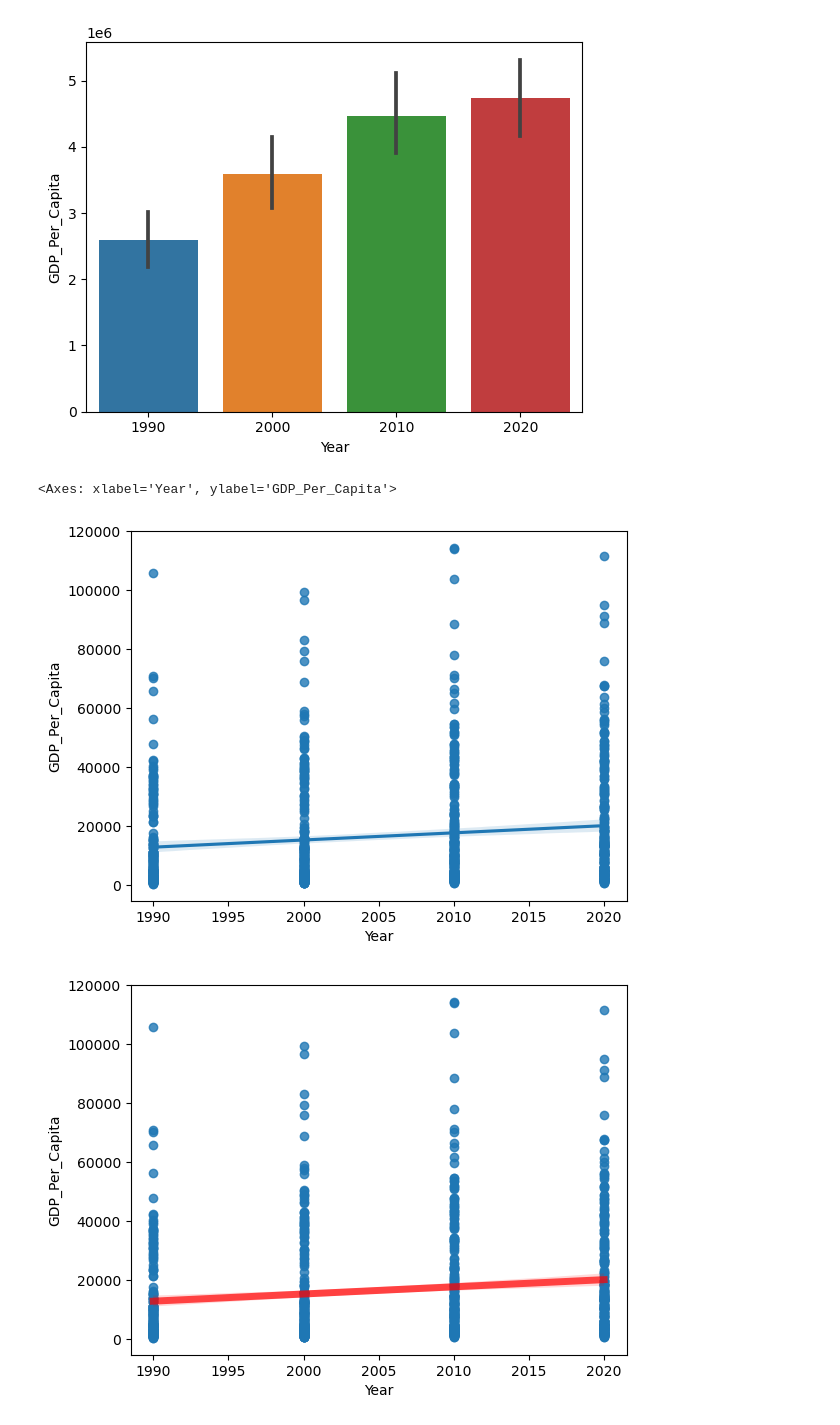
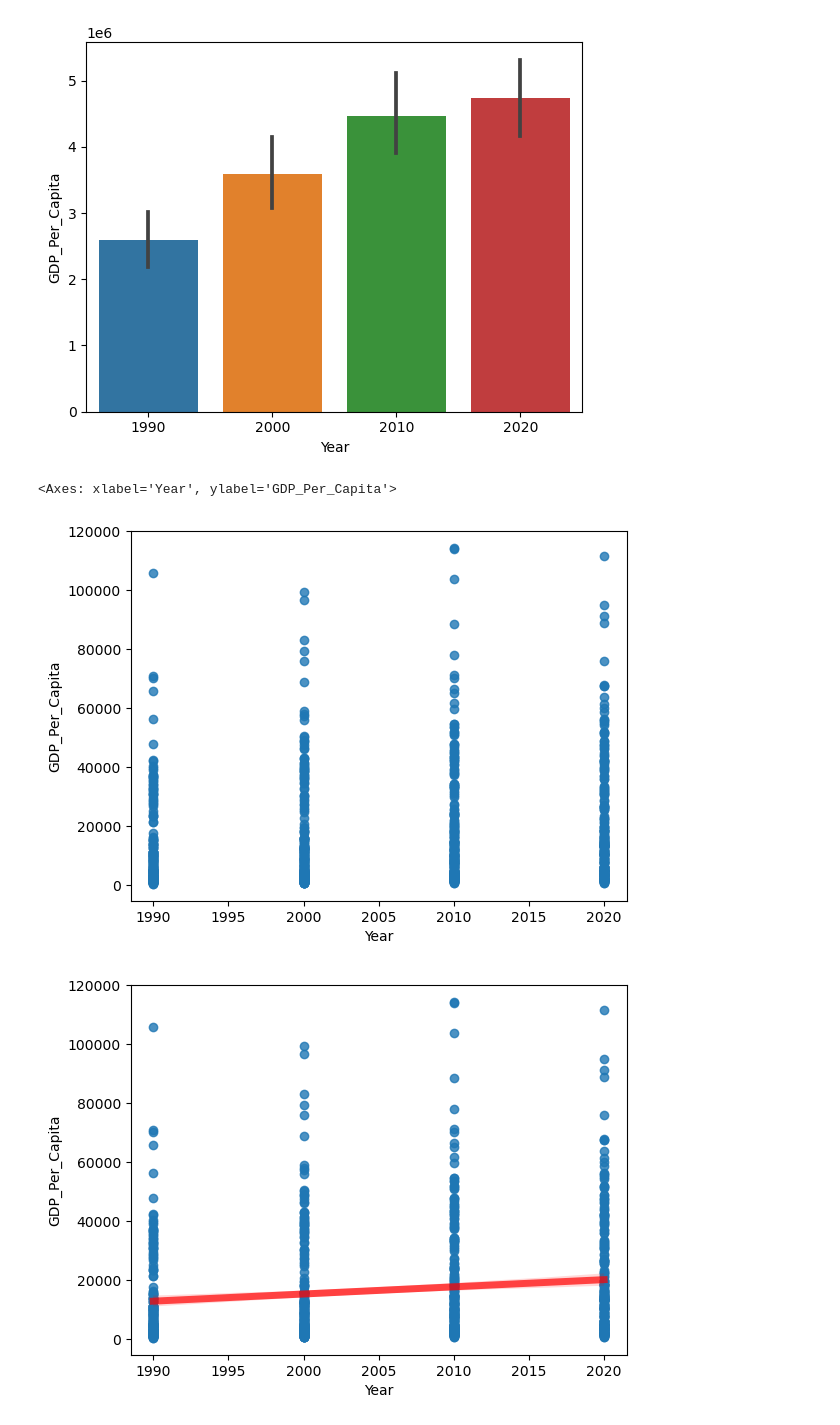
Before and after one commit to NSS-Data-Analytics-Cohort-10/gdp-and-internet-usage-Eliab16, a Jupyter notebook: notebooks/python1.ipynb, the cells around one changed output. Saved outputs shown, nothing was run; the diff lists cells and outputs as text; code cells hidden in the pictures.

```diff
--- a/notebooks/python1.ipynb
+++ b/notebooks/python1.ipynb
@@ -159,10 +155,10 @@ sns.barplot(
 # %%
 # A scatterplot
 gdp_decades = gdp_df[gdp_df['Year'].isin([1990, 2000, 2010, 2020])]
-sns.regplot(x=gdp_decades["Year"], y=gdp_decades["GDP_Per_Capita"])
+sns.regplot(x=gdp_decades["Year"], y=gdp_decades["GDP_Per_Capita"],fit_reg=False)
 # %% [output]
 <Axes: xlabel='Year', ylabel='GDP_Per_Capita'>
-[figure, old version]
+[figure, new version]
 # %%
 # A scatterplot with a trend line overlaid
 gdp_decades = gdp_df[gdp_df['Year'].isin([1990, 2000, 2010, 2020])]
```
Also changed, not shown: parts of 14 cells of this notebook.
